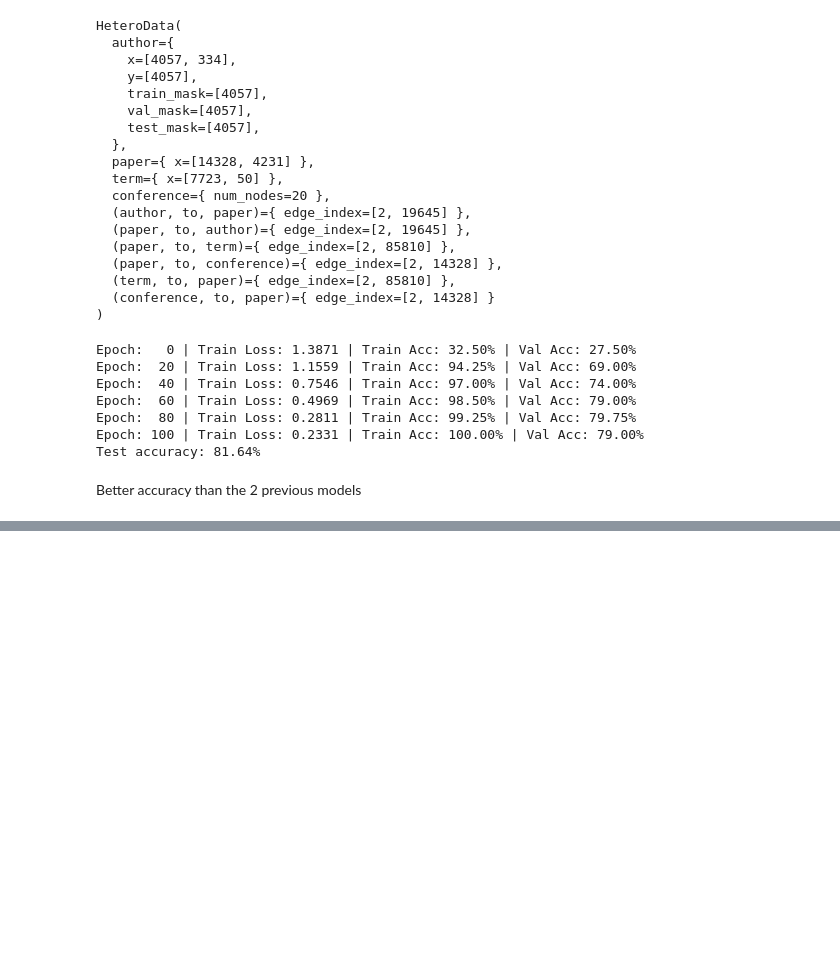
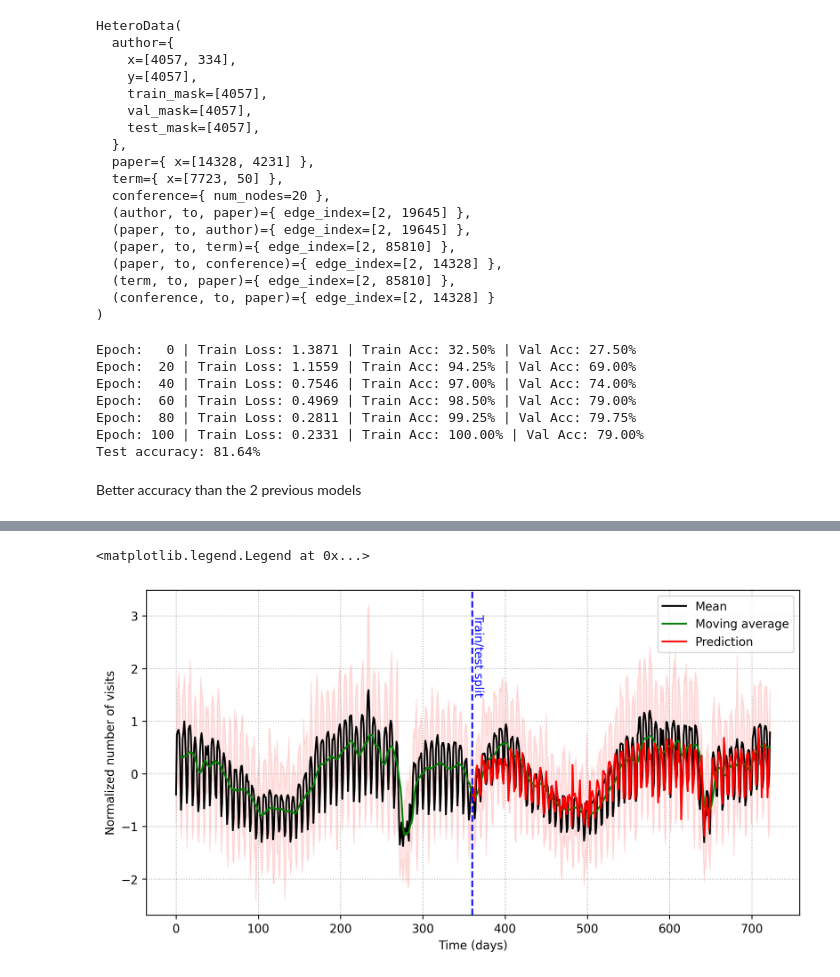
Before and after one commit to ishaanpaul98/Graph-Neural-Network, a Jupyter notebook: Learning/Hands On With GNNs/Part 3/part_3.ipynb, the cells around one changed output, grey strips where cells are left out. Saved outputs shown, nothing was run; the diff lists cells and outputs as text; code cells hidden in the pictures; blank space fills up the shorter version.

```diff
--- a/Learning/Hands On With GNNs/Part 3/part_3.ipynb
+++ b/Learning/Hands On With GNNs/Part 3/part_3.ipynb
@@ -1287,0 +1346,13 @@ Better accuracy than the 2 previous models
+# %%
+model = TemporalGNN(dataset[0].x.shape[0], dataset[0].x.shape[1])
+optimizer = torch.optim.Adam(model.parameters(), lr=0.01)
+model.train()
+
+# Training
+for epoch in tqdm(range(50)):
+    for i, snapshot in enumerate(train_dataset):
+        y_pred = model(snapshot.x, snapshot.edge_index, snapshot.edge_attr)
+        loss = torch.mean((y_pred-snapshot.y)**2)
+        loss.backward()
+        optimizer.step()
+        optimizer.zero_grad()
@@ -1287,0 +1371,18 @@ Better accuracy than the 2 previous models
+# %%
+# Visualizing the predictions against real values
+y_preds = [model(snapshot.x, snapshot.edge_index, snapshot.edge_attr).squeeze().detach().numpy().mean() for snapshot in test_dataset]
+
+plt.figure(figsize=(10,5), dpi=300)
+plt.plot(df['mean'], 'k-', label='Mean')
+plt.plot(df['rolling'], 'g-', label='Moving average')
+plt.plot(range(360,722), y_preds, 'r-', label='Prediction')
+plt.grid(linestyle=':')
+plt.fill_between(df.index, df['mean']-df['std'], df['mean']+df['std'], color='r', alpha=0.1)
+plt.axvline(x=360, color='b', linestyle='--')
+plt.text(360, 1.5, 'Train/test split', rotation=-90, color='b')
+plt.xlabel('Time (days)')
+plt.ylabel('Normalized number of visits')
+plt.legend(loc='upper right')
+# %% [output]
+<matplotlib.legend.Legend at 0x...>
+[figure, added]
```
Also changed, not shown: parts of 19 cells of this notebook.
